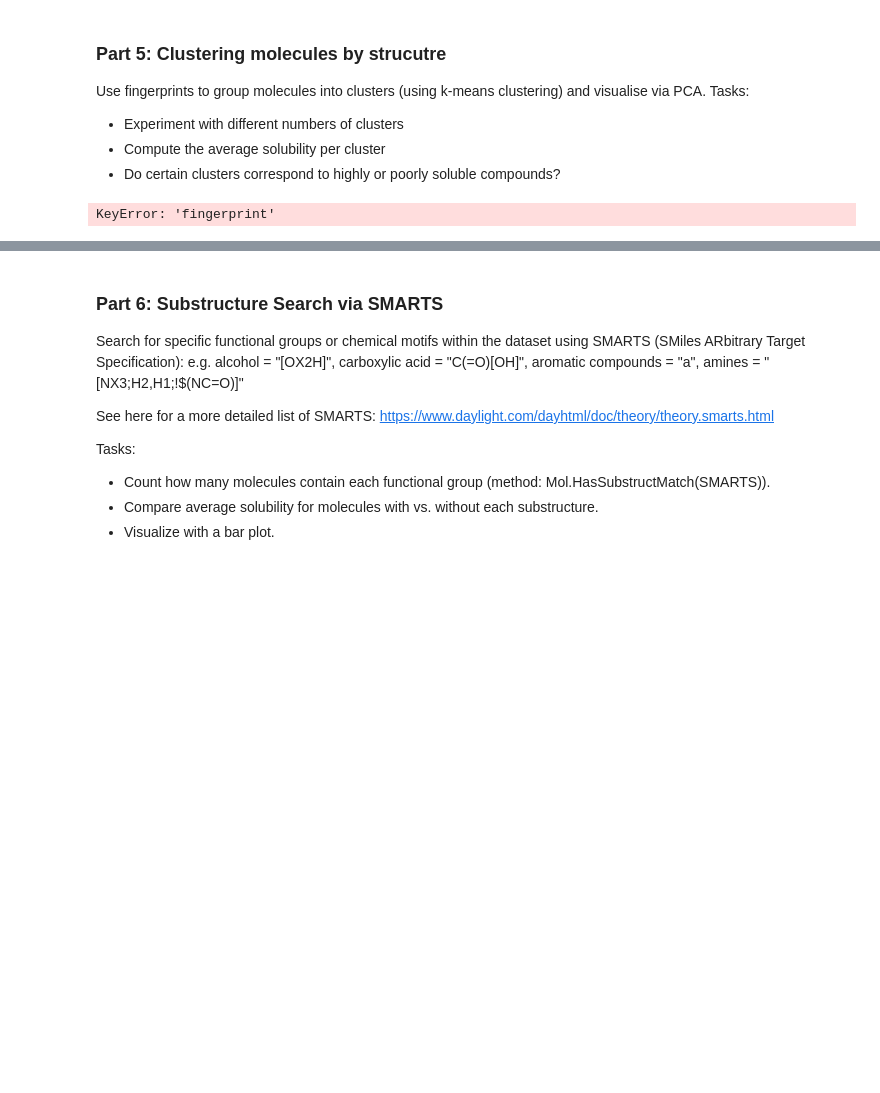
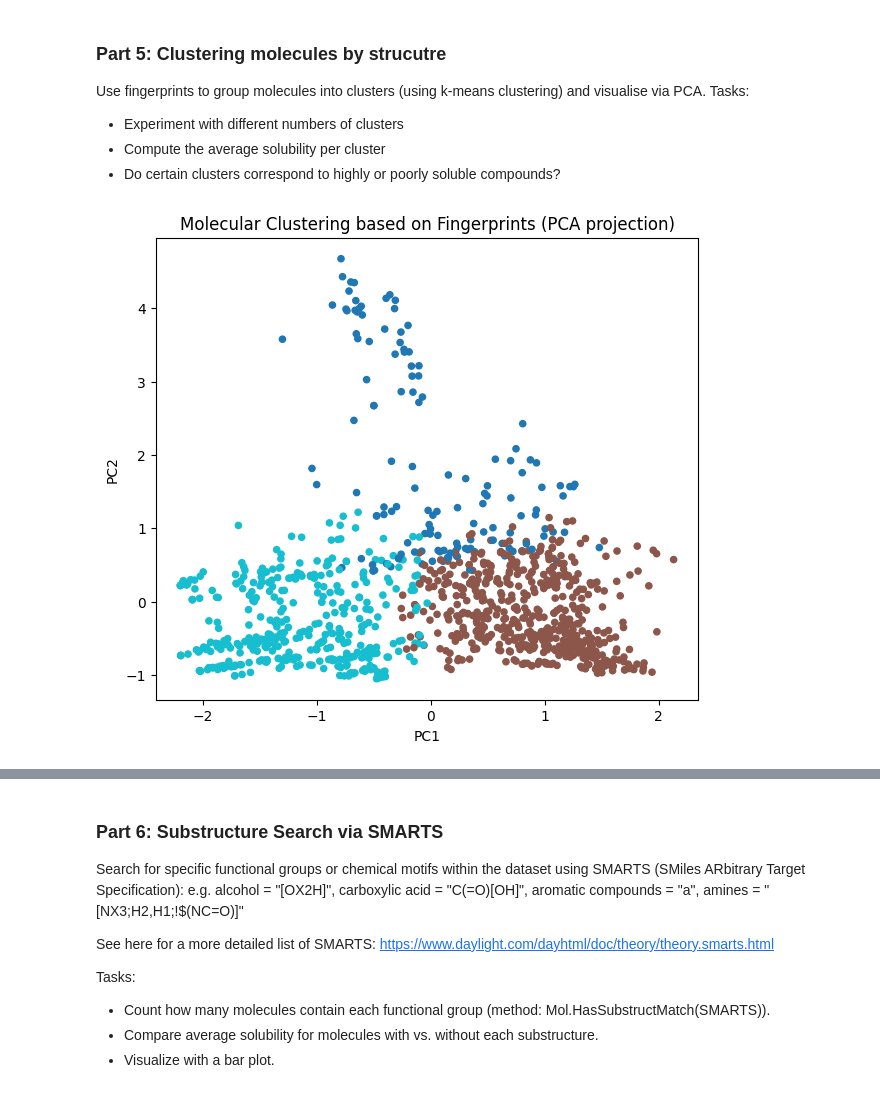
Before and after one commit to mircodill/DSA103, a Jupyter notebook: LifeScienceData/lecture13/RDKIt_Workshop.ipynb, the cells around one changed output, grey strips where cells are left out. Saved outputs shown, nothing was run; the diff lists cells and outputs as text; code cells hidden in the pictures; blank space fills up the shorter version.

```diff
--- a/LifeScienceData/lecture13/RDKIt_Workshop.ipynb
+++ b/LifeScienceData/lecture13/RDKIt_Workshop.ipynb
@@ -261,23 +262,24 @@ from sklearn.cluster import KMeans
 import matplotlib.pyplot as plt
 
 fps = df["fingerprint"].to_list()
-
-# Reduce dimensionality for visualization
-pca = PCA(n_components=2)
-X_pca = pca.fit_transform(fps)
-
-# K-means clustering
-kmeans = KMeans(n_clusters=4, random_state=42)
-clusters = kmeans.fit_predict(fps)
-df["cluster"] = clusters
-
-# Visualize clusters
-plt.figure(figsize=(7,6))
-plt.scatter(X_pca[:,0], X_pca[:,1], c=clusters, cmap="tab10", s=20)
-plt.title("Molecular Clustering based on Fingerprints (PCA projection)")
-plt.xlabel("PC1"); plt.ylabel("PC2")
-plt.show()
-# %% [output]
-KeyError: 'fingerprint'
+# %%
+
+# Reduce dimensionality for visualization
+pca = PCA(n_components=2) # fingerprint are high-dimensional (2048), reduce to 2D for visualization
+X_pca = pca.fit_transform(fps)
+
+# K-means clustering
+kmeans = KMeans(n_clusters=3, random_state=42)
+clusters = kmeans.fit_predict(fps)
+df["cluster"] = clusters
+
+# Visualize clusters
+plt.figure(figsize=(7,6))
+plt.scatter(X_pca[:,0], X_pca[:,1], c=clusters, cmap="tab10", s=20)
+plt.title("Molecular Clustering based on Fingerprints (PCA projection)")
+plt.xlabel("PC1"); plt.ylabel("PC2")
+plt.show()
+# %% [output]
+[figure, added]
 # %%
 print(df.groupby("cluster")["logS"].mean())
```
Also changed, not shown: parts of 13 cells of this notebook.
